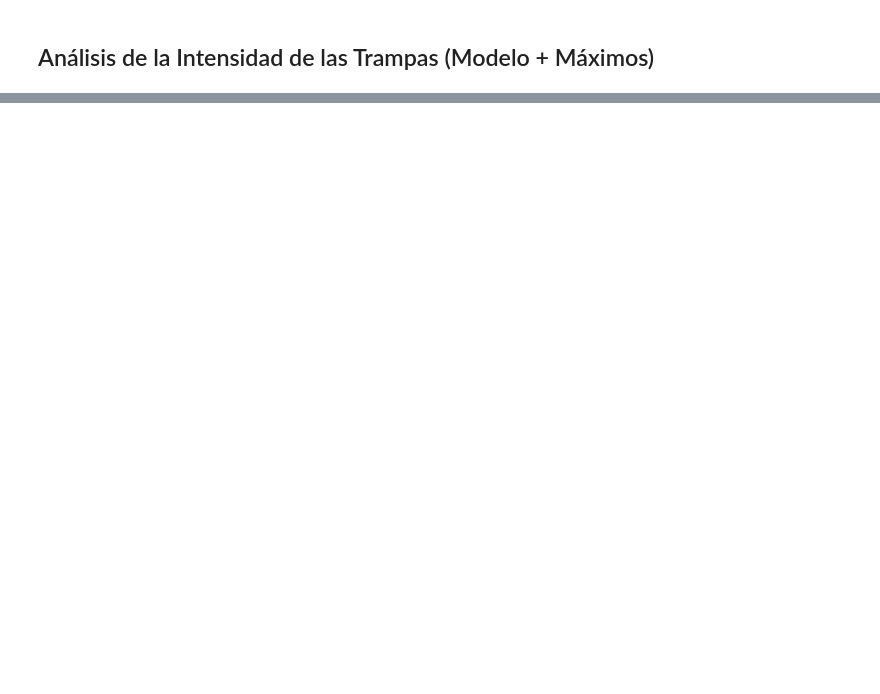
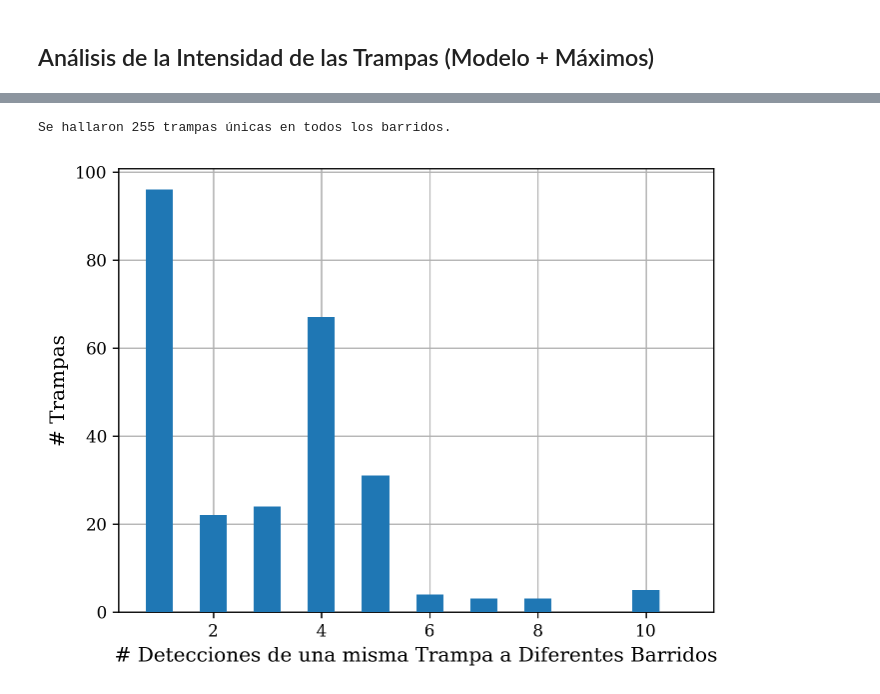
Before and after one commit to agustinbrusco/LAMBDA_Hub, a Jupyter notebook: skipper_image_analysis/reorganized_pocket_analysis.ipynb, the cells around one changed output, grey strips where cells are left out. Drawn from its saved outputs; the diff is of its cells as text; code cells hidden in the pictures; blank space fills up the shorter version.

```diff
--- a/skipper_image_analysis/reorganized_pocket_analysis.ipynb
+++ b/skipper_image_analysis/reorganized_pocket_analysis.ipynb
@@ -230,19 +231,19 @@ Valor por defecto = 500_000.
                 # Reviso que no esté en el borde del frame
                 if i == 0:
                     i_lleno = np.argmax(frame[i:i+2, j])
-                    i_lleno = i_lleno + i - 1
+                    i_lleno += i - 1
                     i_vacio = np.argmin(frame[i:i+2, j])
-                    i_vacio = i_vacio + i - 1
+                    i_vacio += i - 1
                 elif i == len(col):
                     i_lleno = np.argmax(frame[i-1:i+1, j])
-                    i_lleno = i_lleno + i - 1
+                    i_lleno += i - 1
                     i_vacio = np.argmin(frame[i-1:i+1, j])
-                    i_vacio = i_vacio + i - 1
+                    i_vacio += i - 1
                 else:
                     i_lleno = np.argmax(frame[i-1:i+2, j])
-                    i_lleno = i_lleno + i - 1
+                    i_lleno += i - 1
                     i_vacio = np.argmin(frame[i-1:i+2, j])
-                    i_vacio = i_vacio + i - 1
+                    i_vacio += i - 1
                 if np.abs(i_lleno-i_vacio) == 1:  # Confirmo adyacencia
                     val_1  = frame[i_lleno, j]
                     val_2 = frame[i_vacio, j]
@@ -256,6 +257,9 @@ Valor por defecto = 500_000.
                         val_trampas.append(np.abs(val_1 - val_2) / 2)
                         mascara[i_lleno, j] = 1
                         mascara[i_vacio, j] = 1
+                if (i_lleno < 0) or (i_vacio < 0):
+                    print(i_lleno, i_vacio, j)
+
     return coordenadas_trampas, val_trampas, mascara
 # %%
 def frame_coords_to_ccd_coords(
@@ -403,6 +436,7 @@ def identificacion_e_intensidad(coords_dict, frames_dict, errors_dict):
         dtph_vals[::-1],
         desc="Recorriendo dTph",
         total=len(dtph_vals),
+        leave=False,
     ):
         coordenadas_trampas = coords_dict[dtph]
         for coords in coordenadas_trampas:
@@ -456,0 +518,19 @@ Reccoriendo Frame 1...
+# %%
+# Busco las trampas que aparecen en múltiples temperaturas
+lista_todas_trampas = []
+for trampas in trampas_temp.values():
+    lista_todas_trampas += trampas
+lista_todas_trampas = sum(lista_todas_trampas, start=[])
+set_todas_trampas = set(lista_todas_trampas)
+print(f"Se hallaron {len(set_todas_trampas)} trampas únicas en todos los barridos.")
+repeticiones = []
+for trampa in set_todas_trampas:
+    repeticiones.append(lista_todas_trampas.count(trampa))
+plt.hist(repeticiones, bins=np.arange(1-0.25, 11, 0.5), zorder=5)
+plt.grid()
+plt.xlabel("# Detecciones de una misma Trampa a Diferentes Barridos")
+plt.ylabel("# Trampas")
+plt.show()
+# %% [output]
+Se hallaron 255 trampas únicas en todos los barridos.
+[figure, added]
```
Also changed, not shown: parts of 5 cells of this notebook, 17 other files.
